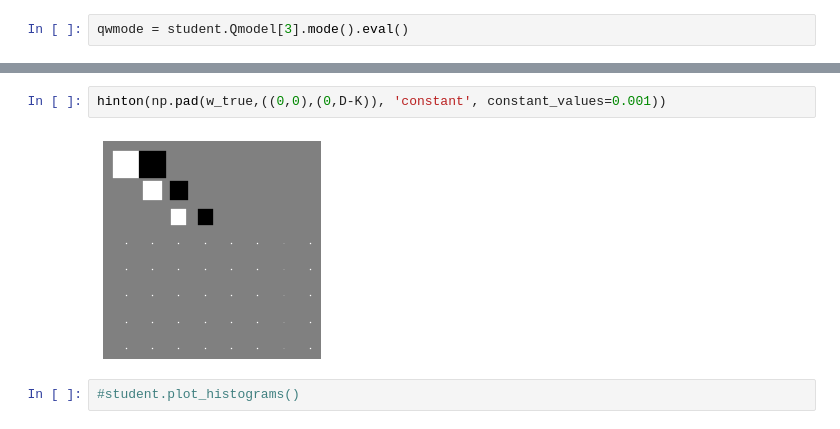
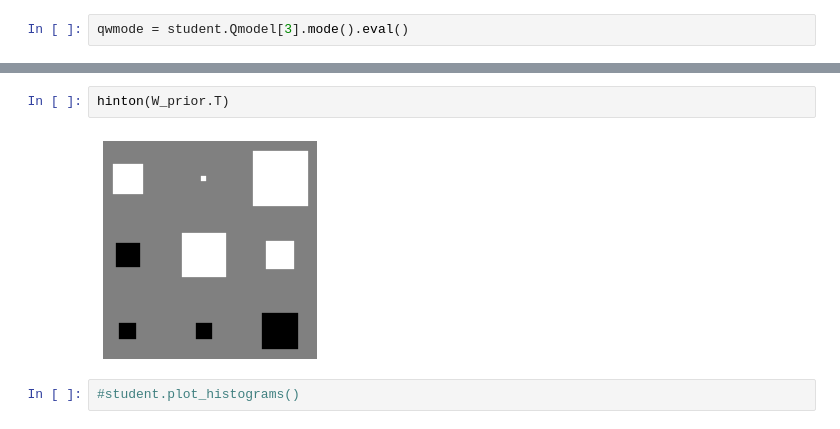
Before and after one commit to deoxyribose/auml, a Jupyter notebook: edward-factor/amortized-factor_model-horseshoe-Copy1.ipynb, the cells around one changed output, grey strips where cells are left out. Drawn from its saved outputs; the diff is of its cells as text.

```diff
--- a/edward-factor/amortized-factor_model-horseshoe-Copy1.ipynb
+++ b/edward-factor/amortized-factor_model-horseshoe-Copy1.ipynb
@@ -410,7 +374,7 @@ hinton(qwmode)
-# %%
-hinton(np.pad(w_true,((0,0),(0,D-K)), 'constant', constant_values=0.001))
-# %% [output]
-[figure, removed]
+# %%
+hinton(W_prior.T)
+# %% [output]
+[figure, added]
 # %%
 #student.plot_histograms()
 # %% [markdown]
```
Also changed, not shown: parts of 24 cells of this notebook, 3 other files.
